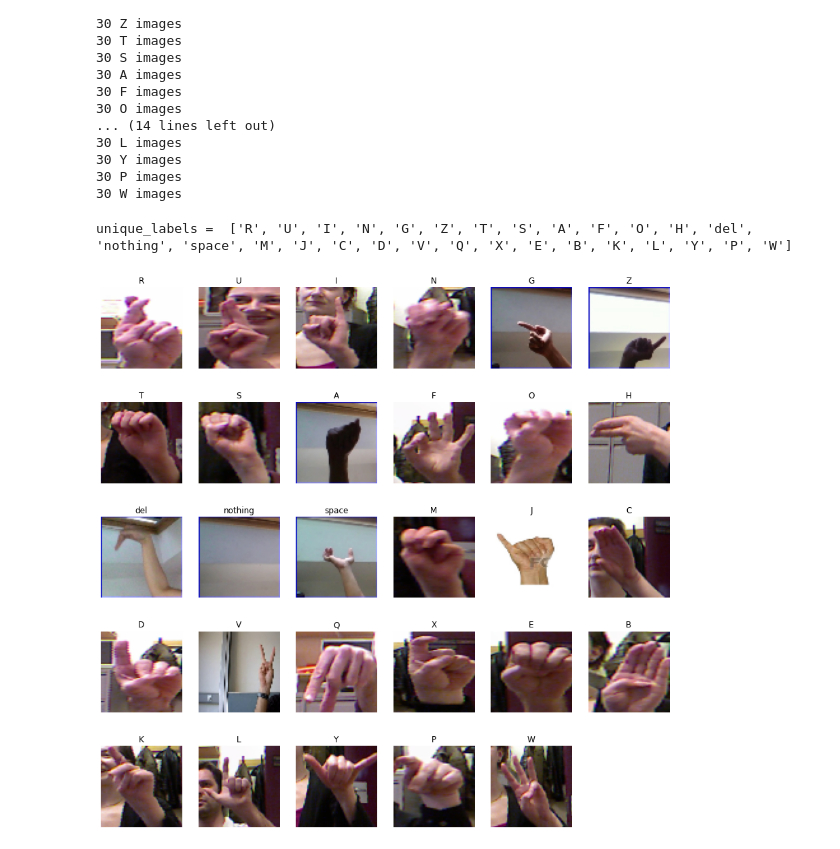
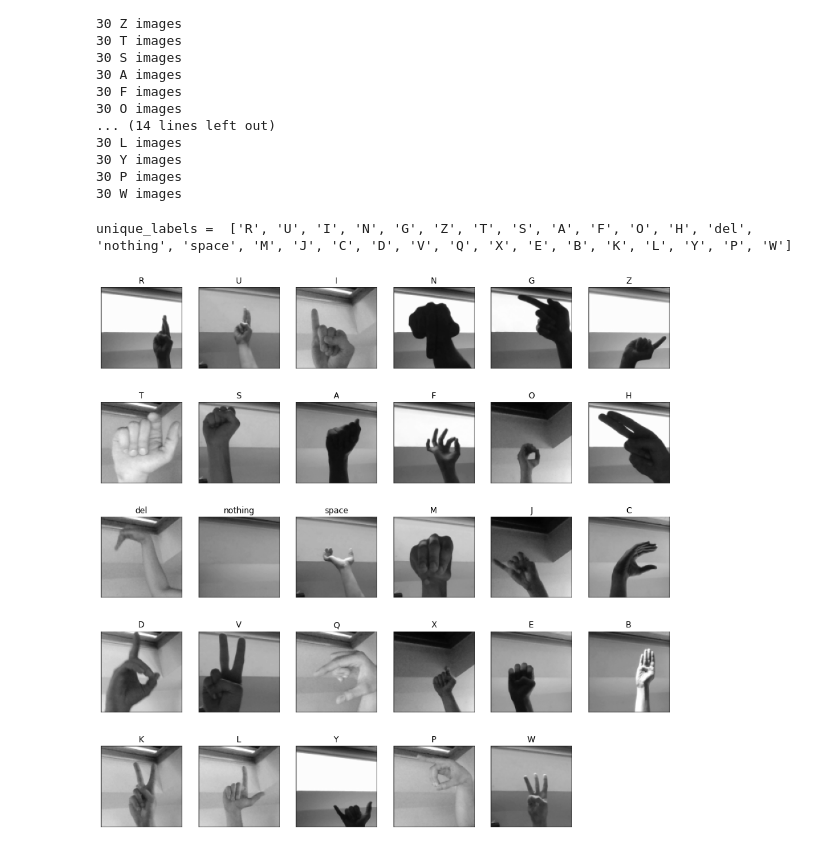
Before and after one commit to rkd0608/ASL-to-Text, a Jupyter notebook: ASL_Model.ipynb, the cells around one changed output. Saved outputs shown, nothing was run; the diff lists cells and outputs as text; code cells hidden in the pictures.

Commit message:
Update ASL_Model.ipynb
Updated model

```diff
--- a/ASL_Model.ipynb
+++ b/ASL_Model.ipynb
@@ -32,8 +51,8 @@ Tensorflow version: 2.4.0-dev20200724
 # %%
 #Get training set and test set directories
 
-train_dir = '/Users/rakshitdwivedi/Desktop/AI/ASL Model/train/train_set'
-test_dir = '/Users/rakshitdwivedi/Desktop/AI/ASL Model/test/asl_alphabet_test'
+train_dir = '/Users/rakshitdwivedi/Desktop/AI/ASL_Model/train/asl_alphabet_train'
+test_dir = '/Users/rakshitdwivedi/Desktop/AI/ASL_Model/test/asl_alphabet_test!'
 
 print('total training images' , len(os.listdir(train_dir)))
 print('total test images', len(os.listdir(test_dir)))
@@ -87,41 +106,43 @@ def mylistdir(directory):
 #Load unique images for display
 
 def load_unique():
-    size_img = 64,64
+    size_img = 100,100
     images_for_plot = []
     labels_for_plot = []
     for folder in mylistdir(train_dir):
         for file in mylistdir(train_dir + '/' + folder):
             filepath = train_dir + '/' + folder + '/' + file
             image = cv2.imread(filepath)
             final_img = cv2.resize(image, size_img)
-            final_img = cv2.cvtColor(final_img, cv2.COLOR_BGR2RGB)
+            final_img = cv2.cvtColor(final_img, cv2.COLOR_BGR2GRAY)
+            final_img = final_img.reshape(final_img.shape + (1,))
             images_for_plot.append(final_img)
             labels_for_plot.append(folder)
             break
     return images_for_plot, labels_for_plot
 
 images_for_plot, labels_for_plot = load_unique()
 print("unique_labels = ", labels_for_plot)
 
 fig = plt.figure(figsize = (15,15))
 def plot_images(fig, image, label, row, col, index):
     fig.add_subplot(row, col, index)
     plt.axis('off')
-    plt.imshow(image)
+    #plt.imshow(image)
+    plt.imshow(image, cmap='gray', vmin = 0, vmax = 255)
     plt.title(label)
     return
 
 image_index = 0
 row = 5
 col = 6
 for i in range(1,(row*col)):
     plot_images(fig, images_for_plot[image_index], labels_for_plot[image_index], row, col, i)
     image_index = image_index + 1
 plt.show()
 # %% [output]
 unique_labels =  ['R', 'U', 'I', 'N', 'G', 'Z', 'T', 'S', 'A', 'F', 'O', 'H', 'del', 'nothing', 'space', 'M', 'J', 'C', 'D', 'V', 'Q', 'X', 'E', 'B', 'K', 'L', 'Y', 'P', 'W']
-[figure, old version]
+[figure, new version]
 # %%
 #Load data onto the machine for training
 
```
Also changed, not shown: parts of 14 cells of this notebook.
